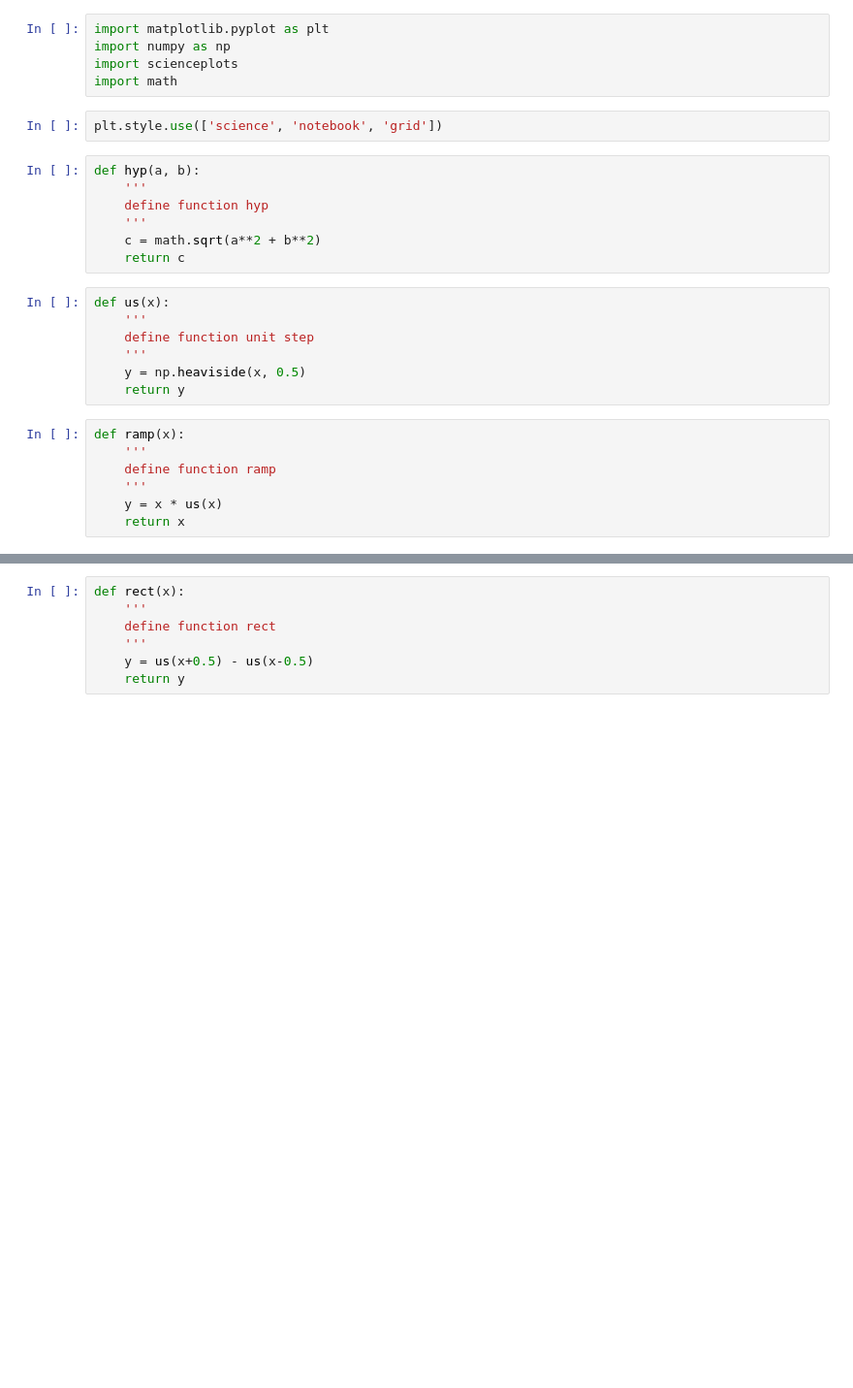
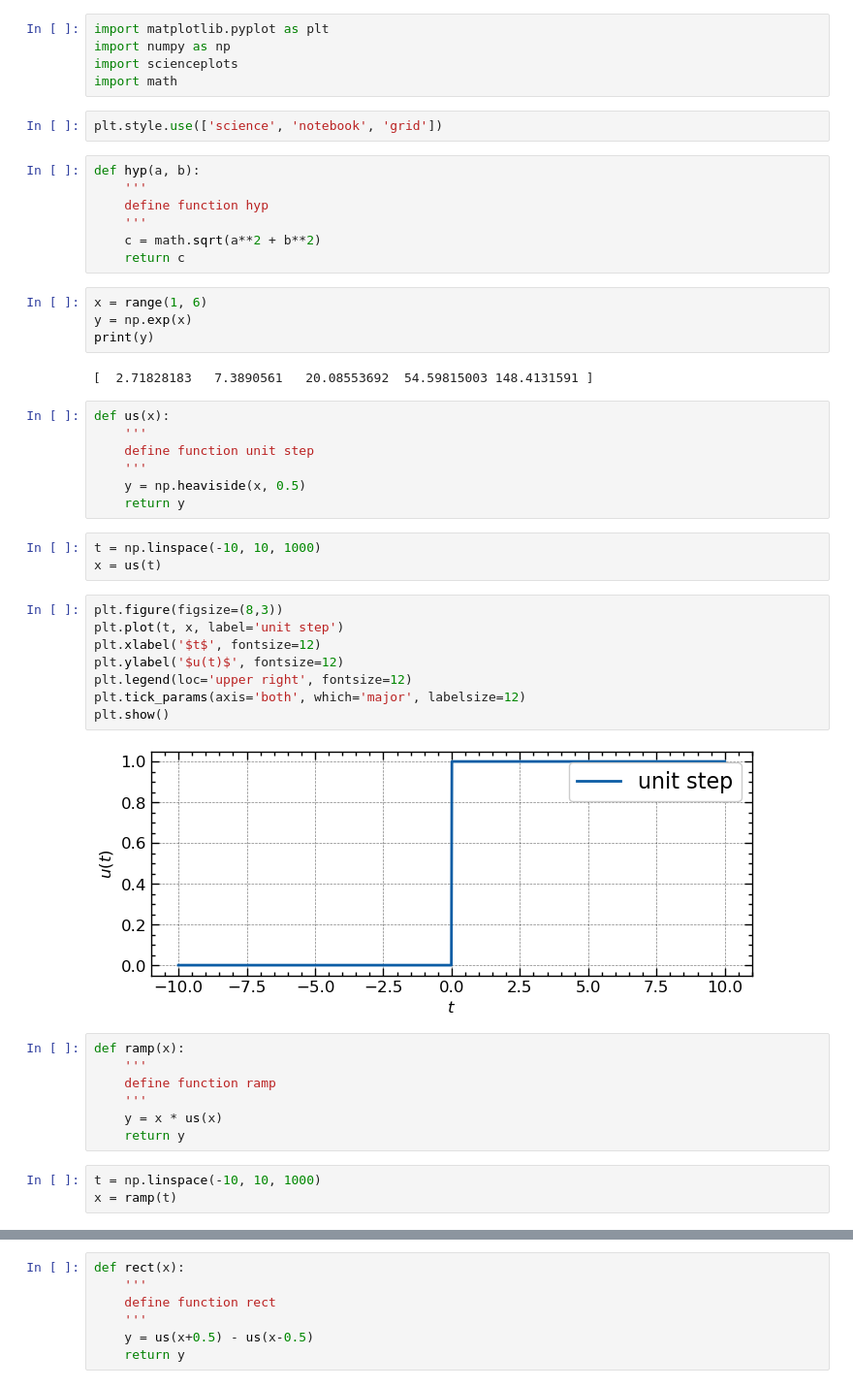
Before and after one commit to mshong/signals_systems, a Jupyter notebook: chap2_continuous signals.ipynb, the cells around one changed output, grey strips where cells are left out. Shown: that part at 97% size. Drawn from its saved outputs; the diff is of its cells as text; blank space fills up the shorter version.

```diff
--- a/chap2_continuous signals.ipynb
+++ b/chap2_continuous signals.ipynb
@@ -14,6 +14,12 @@ def hyp(a, b):
     '''
     c = math.sqrt(a**2 + b**2)
     return c
+# %%
+x = range(1, 6)
+y = np.exp(x)
+print(y)
+# %% [output]
+[  2.71828183   7.3890561   20.08553692  54.59815003 148.4131591 ]
 # %%
 def us(x):
     '''
@@ -21,10 +27,26 @@ def us(x):
     '''
     y = np.heaviside(x, 0.5)
     return y
+# %%
+t = np.linspace(-10, 10, 1000)
+x = us(t)
+# %%
+plt.figure(figsize=(8,3))
+plt.plot(t, x, label='unit step')
+plt.xlabel('$t$', fontsize=12)
+plt.ylabel('$u(t)$', fontsize=12)
+plt.legend(loc='upper right', fontsize=12)
+plt.tick_params(axis='both', which='major', labelsize=12)
+plt.show()
+# %% [output]
+[figure, added]
 # %%
 def ramp(x):
     '''
     define function ramp
     '''
     y = x * us(x)
-    return x
+    return y
+# %%
+t = np.linspace(-10, 10, 1000)
+x = ramp(t)
```
Also changed, not shown: parts of 6 cells of this notebook.
